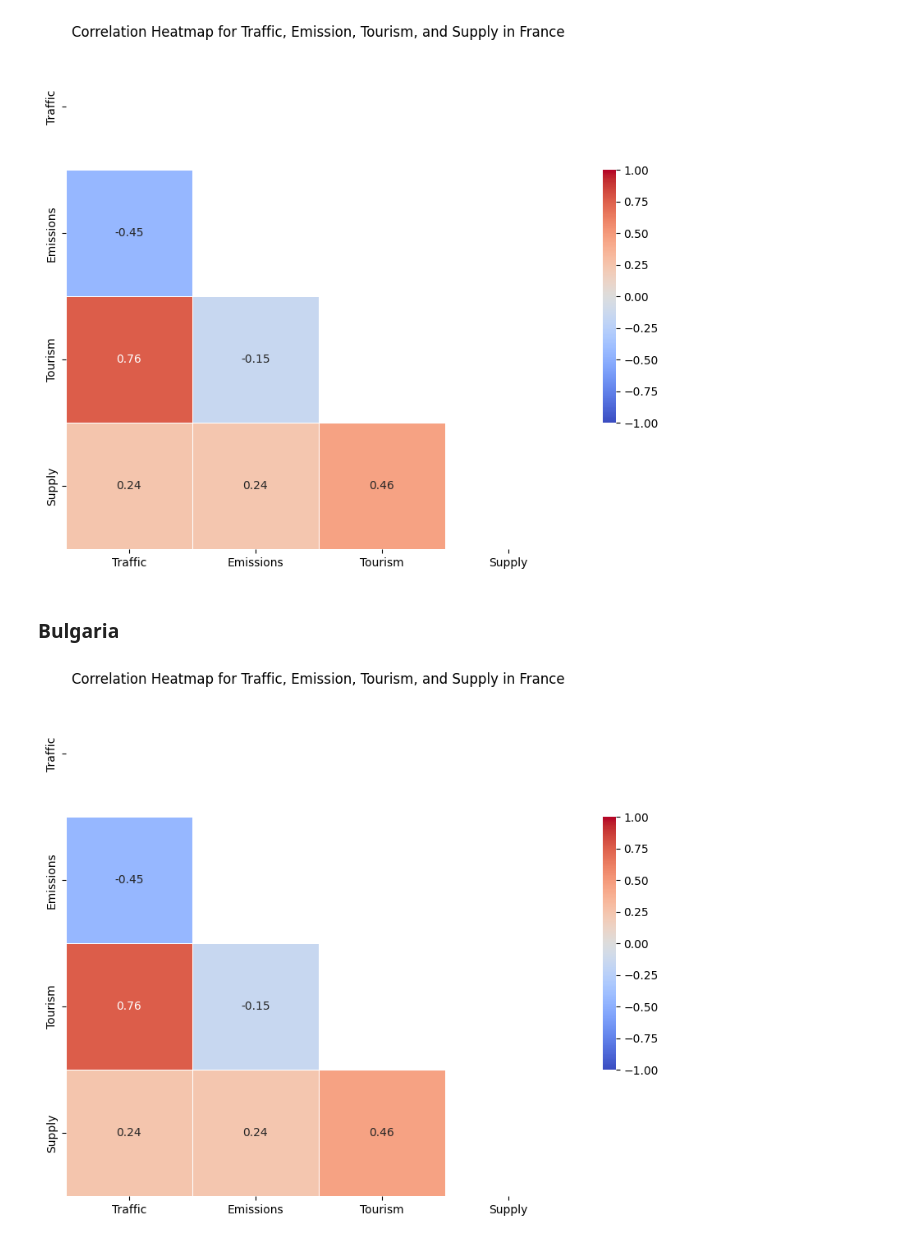
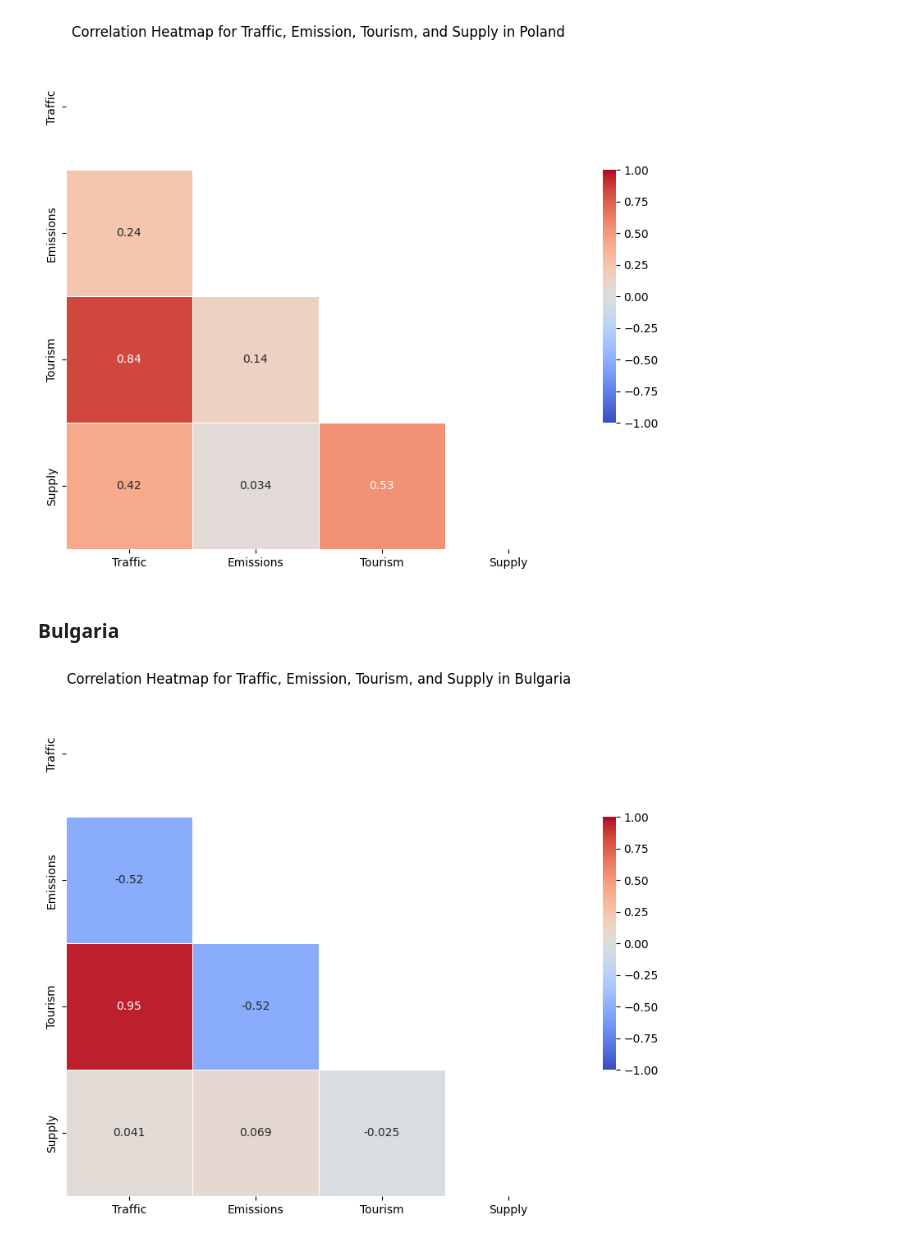
Before and after one commit to jimvanoosten/TIL6022_Group31, a Jupyter notebook: Gijs_TIL_notebook.ipynb, the cells around one changed output. Saved outputs shown, nothing was run; the diff lists cells and outputs as text; code cells hidden in the pictures.

```diff
--- a/Gijs_TIL_notebook.ipynb
+++ b/Gijs_TIL_notebook.ipynb
@@ -260,10 +260,10 @@ mask = np.triu(np.ones_like(corr, dtype=bool))
 plt.figure(figsize=(10, 8))
 sns.heatmap(corr, mask=mask, cmap='coolwarm', vmax=1.0, vmin=-1.0, center=0,
             square=True, linewidths=.5, cbar_kws={"shrink": .5}, annot=True)
-plt.title('Correlation Heatmap for Traffic, Emission, Tourism, and Supply in France')
+plt.title('Correlation Heatmap for Traffic, Emission, Tourism, and Supply in Poland')
 plt.show()
 # %% [output]
-[figure, old version]
+[figure, new version]
 # %% [markdown]
 ### Bulgaria
 # %%
@@ -373,17 +373,17 @@ fig.show()
 # %%
 # Merge the dataframes based on the TIME_PERIOD column
 merged_BG = traffic_BG[['TIME_PERIOD', 'OBS_VALUE']].rename(columns={'OBS_VALUE': 'Traffic'})
 merged_BG = pd.merge(merged_BG, emissions_BG[['TIME_PERIOD', 'OBS_VALUE']], on='TIME_PERIOD', how='left').rename(columns={'OBS_VALUE': 'Emissions'})
 merged_BG = pd.merge(merged_BG, tourism_BG[['TIME_PERIOD', 'OBS_VALUE']], on='TIME_PERIOD', how='left').rename(columns={'OBS_VALUE': 'Tourism'})
 merged_BG = pd.merge(merged_BG, supply_BG[['TIME_PERIOD', 'OBS_VALUE']], on='TIME_PERIOD', how='left').rename(columns={'OBS_VALUE': 'Supply'})
 
-corr = merged_FR.drop(columns='TIME_PERIOD').corr()
+corr = merged_BG.drop(columns='TIME_PERIOD').corr()
 
 mask = np.triu(np.ones_like(corr, dtype=bool))
 plt.figure(figsize=(10, 8))
 sns.heatmap(corr, mask=mask, cmap='coolwarm', vmax=1.0, vmin=-1.0, center=0,
             square=True, linewidths=.5, cbar_kws={"shrink": .5}, annot=True)
 plt.title('Correlation Heatmap for Traffic, Emission, Tourism, and Supply in Bulgaria')
 plt.show()
 # %% [output]
-[figure, old version]
+[figure, new version]
```
Also changed, not shown: parts of 7 cells of this notebook.
